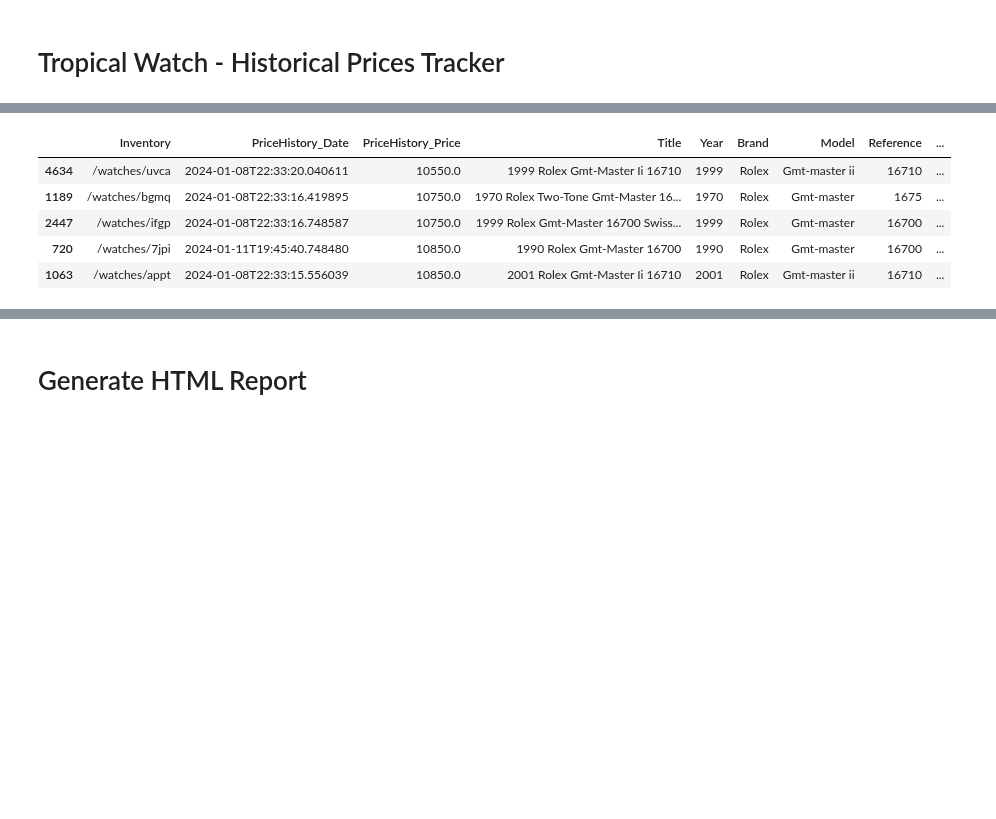
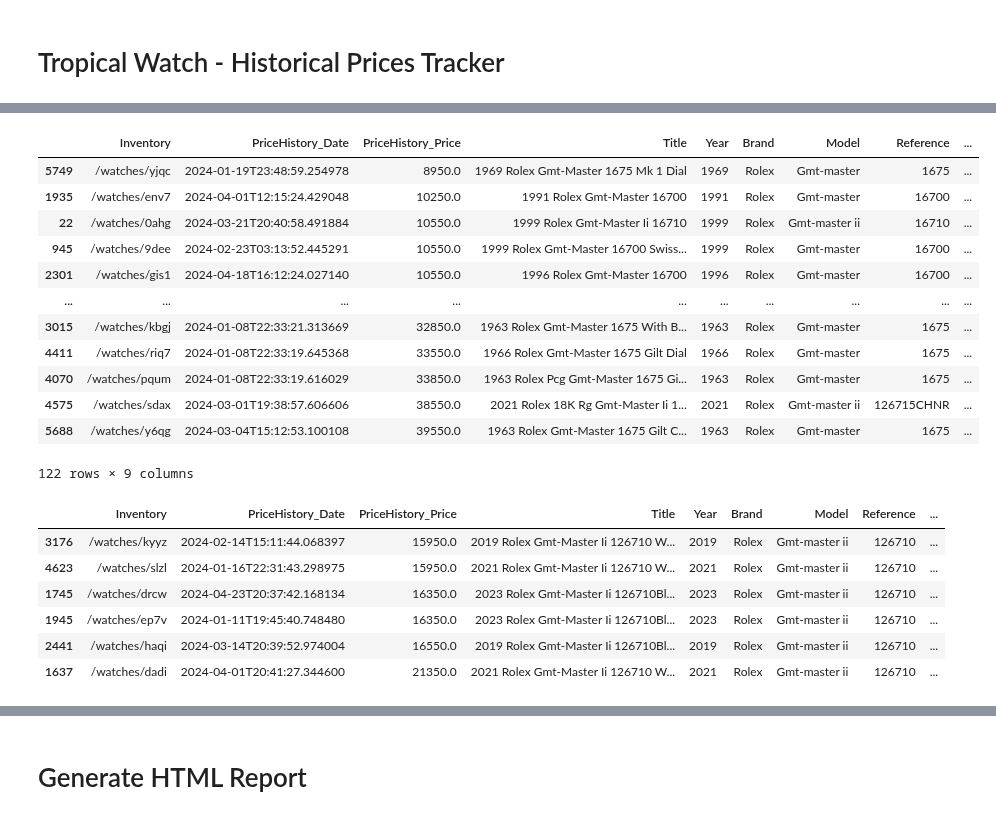
Before and after one commit to SebRGruber1/watch-tracking, a Jupyter notebook: fun/watch_tracking_jupyter.ipynb, the cells around one changed output, grey strips where cells are left out. Cells and saved outputs as stored; diff of their text form; code cells hidden in the pictures; blank space fills up the shorter version.

```diff
--- a/fun/watch_tracking_jupyter.ipynb
+++ b/fun/watch_tracking_jupyter.ipynb
@@ -186,7 +186,7 @@ def update_portfolio_statistics(statistics_path, today_str, data):
         json.dump(all_statistics, file, indent=4)
 
 # Load the JSON file
-json_file_path = 'watch_data.json'
+json_file_path = '../watch_data.json'
 with open(json_file_path, 'r', encoding='utf-8') as file:
     watch_data = json.load(file)
 
@@ -298,7 +299,7 @@ import pandas as pd
 import matplotlib.pyplot as plt
 
 # Load the JSON file
-json_file = "watch_data.json"
+json_file = "../watch_data.json"
 with open(json_file, 'r') as file:
     data = json.load(file)
 
@@ -383,10 +384,27 @@ max         153550.000000
 # %%
 #Filter the DataFrame for Submariner models
-display(df_latest_price[df_latest_price['Model'].str.contains('GMT-Master', case=False, na=False)].sort_values(by=['PriceHistory_Price']).head())
+display(df_latest_price[df_latest_price['Model'].str.contains('GMT-Master', case=False, na=False)].sort_values(by=['PriceHistory_Price']))
+
+#Filter the DataFrame for Submariner models
+display(df_latest_price[df_latest_price['Reference'].str.contains('126710', case=False, na=False)].sort_values(by=['PriceHistory_Price']))
 # %% [output]
 |  | Inventory | PriceHistory_Date | PriceHistory_Price | Title | Year | Brand | Model | Reference | ... |
-| 4634 | /watches/uvca | 2024-01-08T22:33:20.040611 | 10550.0 | 1999 Rolex Gmt-Master Ii 16710 | 1999 | Rolex | Gmt-master ii | 16710 | ... |
-| 1189 | /watches/bgmq | 2024-01-08T22:33:16.419895 | 10750.0 | 1970 Rolex Two-Tone Gmt-Master 16... | 1970 | Rolex | Gmt-master | 1675 | ... |
-| 2447 | /watches/ifgp | 2024-01-08T22:33:16.748587 | 10750.0 | 1999 Rolex Gmt-Master 16700 Swiss... | 1999 | Rolex | Gmt-master | 16700 | ... |
-| 720 | /watches/7jpi | 2024-01-11T19:45:40.748480 | 10850.0 | 1990 Rolex Gmt-Master 16700 | 1990 | Rolex | Gmt-master | 16700 | ... |
-| 1063 | /watches/appt | 2024-01-08T22:33:15.556039 | 10850.0 | 2001 Rolex Gmt-Master Ii 16710 | 2001 | Rolex | Gmt-master ii | 16710 | ... |
+| 5749 | /watches/yjqc | 2024-01-19T23:48:59.254978 | 8950.0 | 1969 Rolex Gmt-Master 1675 Mk 1 Dial | 1969 | Rolex | Gmt-master | 1675 | ... |
+| 1935 | /watches/env7 | 2024-04-01T12:15:24.429048 | 10250.0 | 1991 Rolex Gmt-Master 16700 | 1991 | Rolex | Gmt-master | 16700 | ... |
+| 22 | /watches/0ahg | 2024-03-21T20:40:58.491884 | 10550.0 | 1999 Rolex Gmt-Master Ii 16710 | 1999 | Rolex | Gmt-master ii | 16710 | ... |
+| 945 | /watches/9dee | 2024-02-23T03:13:52.445291 | 10550.0 | 1999 Rolex Gmt-Master 16700 Swiss... | 1999 | Rolex | Gmt-master | 16700 | ... |
+| 2301 | /watches/gis1 | 2024-04-18T16:12:24.027140 | 10550.0 | 1996 Rolex Gmt-Master 16700 | 1996 | Rolex | Gmt-master | 16700 | ... |
+| ... | ... | ... | ... | ... | ... | ... | ... | ... | ... |
+| 3015 | /watches/kbgj | 2024-01-08T22:33:21.313669 | 32850.0 | 1963 Rolex Gmt-Master 1675 With B... | 1963 | Rolex | Gmt-master | 1675 | ... |
+| 4411 | /watches/riq7 | 2024-01-08T22:33:19.645368 | 33550.0 | 1966 Rolex Gmt-Master 1675 Gilt Dial | 1966 | Rolex | Gmt-master | 1675 | ... |
+| 4070 | /watches/pqum | 2024-01-08T22:33:19.616029 | 33850.0 | 1963 Rolex Pcg Gmt-Master 1675 Gi... | 1963 | Rolex | Gmt-master | 1675 | ... |
+| 4575 | /watches/sdax | 2024-03-01T19:38:57.606606 | 38550.0 | 2021 Rolex 18K Rg Gmt-Master Ii 1... | 2021 | Rolex | Gmt-master ii | 126715CHNR | ... |
+| 5688 | /watches/y6qg | 2024-03-04T15:12:53.100108 | 39550.0 | 1963 Rolex Gmt-Master 1675 Gilt C... | 1963 | Rolex | Gmt-master | 1675 | ... |
+122 rows × 9 columns
+|  | Inventory | PriceHistory_Date | PriceHistory_Price | Title | Year | Brand | Model | Reference | ... |
+| 3176 | /watches/kyyz | 2024-02-14T15:11:44.068397 | 15950.0 | 2019 Rolex Gmt-Master Ii 126710 W... | 2019 | Rolex | Gmt-master ii | 126710 | ... |
+| 4623 | /watches/slzl | 2024-01-16T22:31:43.298975 | 15950.0 | 2021 Rolex Gmt-Master Ii 126710 W... | 2021 | Rolex | Gmt-master ii | 126710 | ... |
+| 1745 | /watches/drcw | 2024-04-23T20:37:42.168134 | 16350.0 | 2023 Rolex Gmt-Master Ii 126710Bl... | 2023 | Rolex | Gmt-master ii | 126710 | ... |
+| 1945 | /watches/ep7v | 2024-01-11T19:45:40.748480 | 16350.0 | 2023 Rolex Gmt-Master Ii 126710Bl... | 2023 | Rolex | Gmt-master ii | 126710 | ... |
+| 2441 | /watches/haqi | 2024-03-14T20:39:52.974004 | 16550.0 | 2019 Rolex Gmt-Master Ii 126710Bl... | 2019 | Rolex | Gmt-master ii | 126710 | ... |
+| 1637 | /watches/dadi | 2024-04-01T20:41:27.344600 | 21350.0 | 2021 Rolex Gmt-Master Ii 126710 W... | 2021 | Rolex | Gmt-master ii | 126710 | ... |
```
Also changed, not shown: parts of 6 cells of this notebook, 2 other files.
